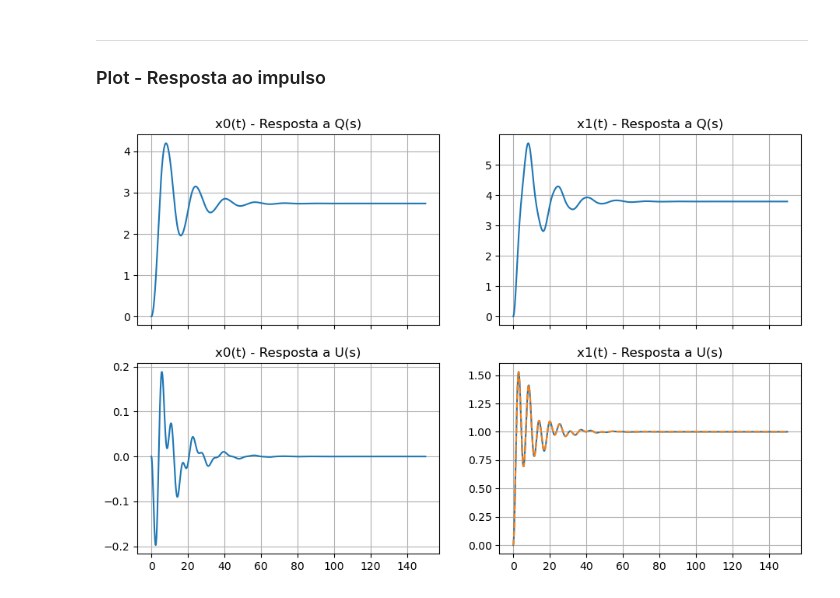
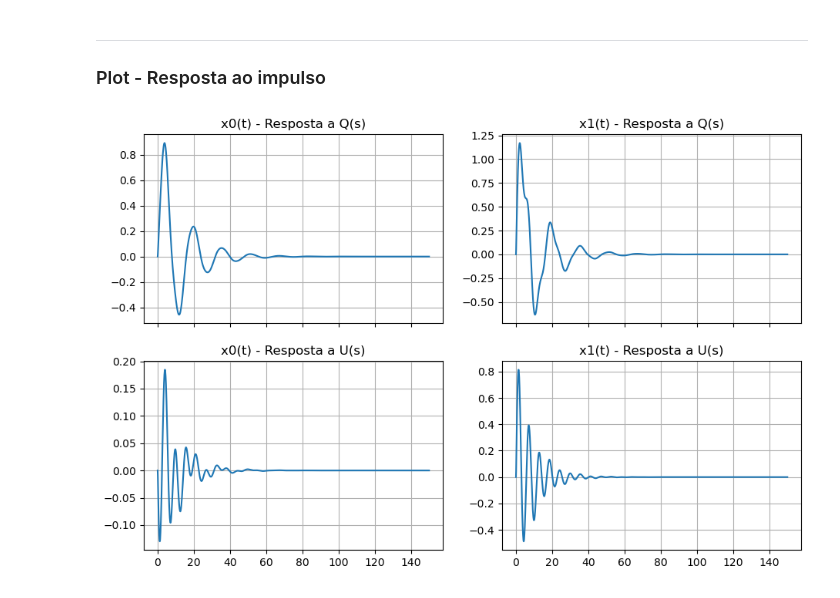
Before and after one commit to AlisonTristao/renovaveis, a Jupyter notebook: model.ipynb, the cells around one changed output. Saved outputs shown, nothing was run; the diff lists cells and outputs as text; code cells hidden in the pictures.

```diff
--- a/model.ipynb
+++ b/model.ipynb
@@ -179,10 +179,10 @@ def sympy_frac_to_tf(expr_s, s_symbol):
     return ctl.tf(num_cf, den_cf)
 
 # Canais contínuos (SISO)
-G_x0_u = sympy_frac_to_tf(H_U[0,0], s)
-G_x0_q = sympy_frac_to_tf(H_Q[0,0], s)
-G_x1_u = sympy_frac_to_tf(H_U[1,0], s)
-G_x1_q = sympy_frac_to_tf(H_Q[1,0], s)
+x0_u = sympy_frac_to_tf(H_U[0,0], s)
+x0_q = sympy_frac_to_tf(H_Q[0,0], s)
+x1_u = sympy_frac_to_tf(H_U[1,0], s)
+x1_q = sympy_frac_to_tf(H_Q[1,0], s)
 
 # Discretizar para z^-1
 
@@ -197,8 +197,8 @@ def discretize_and_dump(sys_siso, T, label):
         den = den[0] if not isinstance(den[0], list) else den[0][0]
 
     # tem que dar round pra n ficar instavel a parada
-    num = np.asarray(num, float).ravel().round(6)
-    den = np.asarray(den, float).ravel().round(6)
+    num = np.asarray(num, float).ravel()#.round(4)
+    den = np.asarray(den, float).ravel()#.round(4)
 
     print(f"\n--- {label}")
     print("num:", num.tolist())
@@ -210,9 +210,9 @@ def discretize_and_dump(sys_siso, T, label):
 
 # Dump de todos os 4 canais
 T = 0.1
-sysd_x0_u = discretize_and_dump(G_x0_u, T, "X0/U")
-sysd_x0_q = discretize_and_dump(G_x0_q, T, "X0/Q")
-sysd_x1_u = discretize_and_dump(G_x1_u, T, "X1/U")
-sysd_x1_q = discretize_and_dump(G_x1_q, T, "X1/Q")
+sysd_x0_u = discretize_and_dump(x0_u, T, "X0/U")
+sysd_x0_q = discretize_and_dump(x0_q, T, "X0/Q")
+sysd_x1_u = discretize_and_dump(x1_u, T, "X1/U")
+sysd_x1_q = discretize_and_dump(x1_q, T, "X1/Q")
 # %% [output]
 --- X0/U
@@ -238,32 +238,30 @@ Ts = 0.1
 # %%
 # funcao de transferencia da integral discreta Ts/(1 - z^-1)
 delta = ctl.tf([T, 0], [1, -1], T)
 
 # plota a resposta ao impulso discreta
-t_x0_q_imp, y_x0_q_imp = ctl.impulse_response(sysd_x0_q * delta, T=np.arange(t_start, t_end, T))
-t_x1_q_imp, y_x1_q_imp = ctl.impulse_response(sysd_x1_q * delta, T=np.arange(t_start, t_end, T))
-t_x0_u_imp, y_x0_u_imp = ctl.impulse_response(sysd_x0_u * delta, T=np.arange(t_start, t_end, T))
-t_x1_u_imp, y_x1_u_imp = ctl.impulse_response(sysd_x1_u * delta, T=np.arange(t_start, t_end, T))
-t_x1_u_step, y_x1_u_step = ctl.step_response(sysd_x1_u, T=np.arange(t_start, t_end, T))
+t_x0_q_imp, y_x0_q_imp = ctl.impulse_response(sysd_x0_q, T=np.arange(t_start, t_end, T))
+t_x1_q_imp, y_x1_q_imp = ctl.impulse_response(sysd_x1_q, T=np.arange(t_start, t_end, T))
+t_x0_u_imp, y_x0_u_imp = ctl.impulse_response(sysd_x0_u, T=np.arange(t_start, t_end, T))
+t_x1_u_imp, y_x1_u_imp = ctl.impulse_response(sysd_x1_u, T=np.arange(t_start, t_end, T))
 
 fig, axs = plt.subplots(2, 2, figsize=(11, 7), sharex=True)
 
 # x0 e x1
 axs[0, 0].plot(t_x0_q_imp, y_x0_q_imp)
 axs[0, 0].set_title('x0(t) - Resposta a Q(s)')
 axs[0, 0].grid(True)
 
 axs[0, 1].plot(t_x1_q_imp, y_x1_q_imp)
 axs[0, 1].set_title('x1(t) - Resposta a Q(s)')
 axs[0, 1].grid(True)
 
 axs[1, 0].plot(t_x0_u_imp, y_x0_u_imp)
 axs[1, 0].set_title('x0(t) - Resposta a U(s)')
 axs[1, 0].grid(True)
 
 axs[1, 1].plot(t_x1_u_imp, y_x1_u_imp)
-axs[1, 1].plot(t_x1_u_step, y_x1_u_step, '--')
 axs[1, 1].set_title('x1(t) - Resposta a U(s)')
 axs[1, 1].grid(True)
 # %% [output]
-[figure, old version]
+[figure, new version]
```
Also changed, not shown: parts of 3 cells of this notebook, 2 other files.
